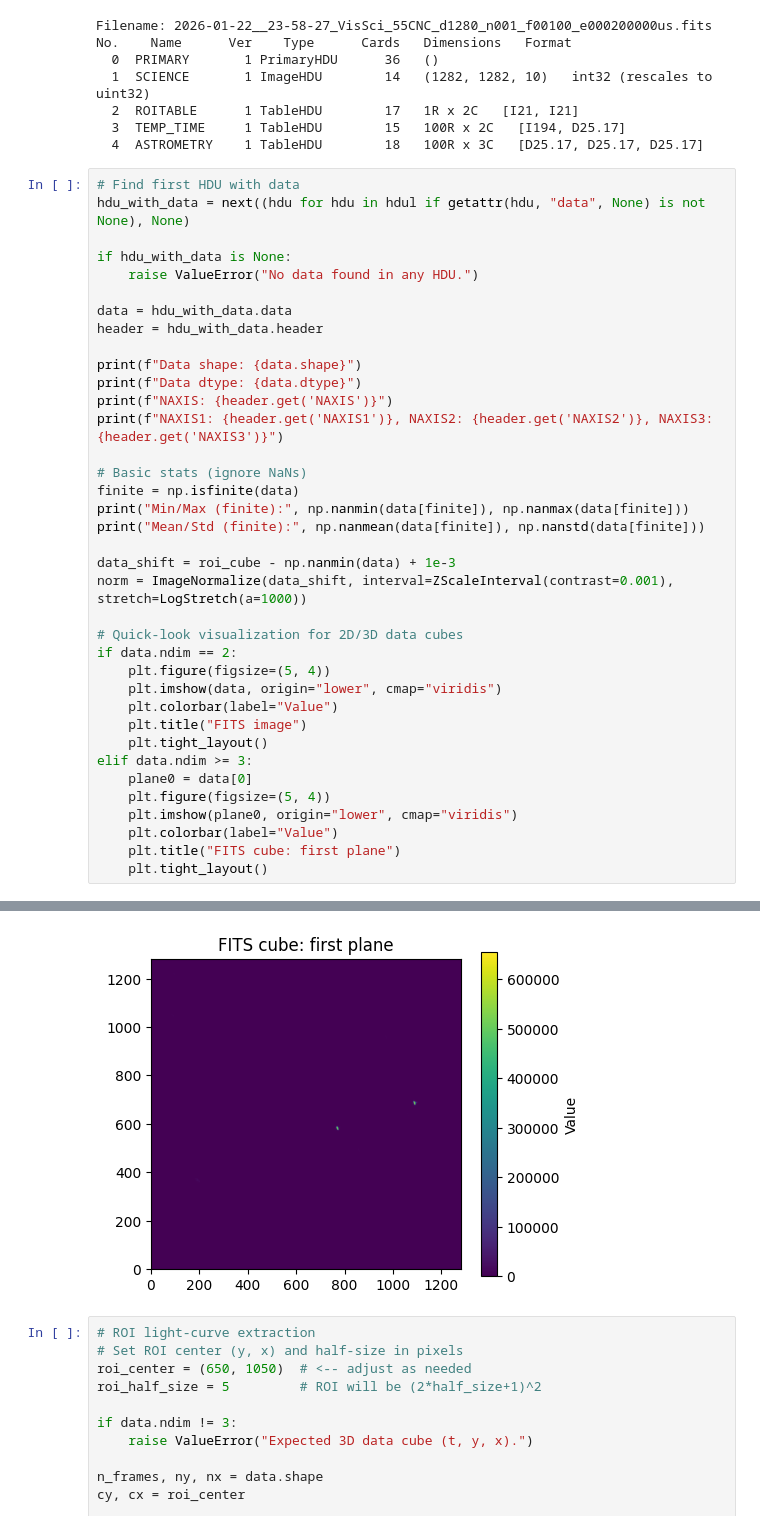
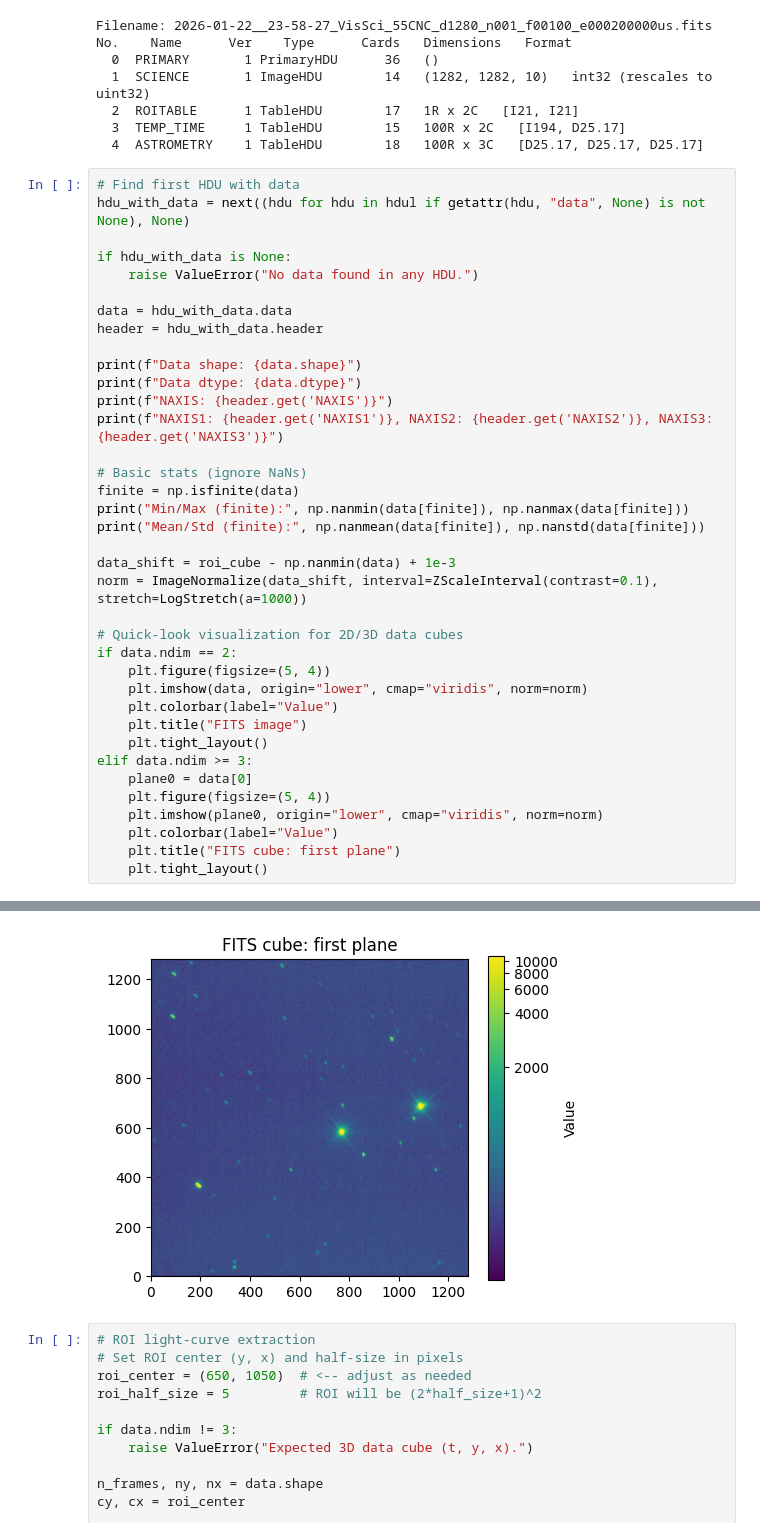
Before and after one commit to jasonfrowe/Pandora_AUX_Tools, a Jupyter notebook: Pandora_CommTest.ipynb, the cells around one changed output, grey strips where cells are left out. Drawn from its saved outputs; the diff is of its cells as text.

```diff
--- a/Pandora_CommTest.ipynb
+++ b/Pandora_CommTest.ipynb
@@ -31,37 +31,37 @@ print(f"Data shape: {data.shape}")
 print(f"Data dtype: {data.dtype}")
 print(f"NAXIS: {header.get('NAXIS')}")
 print(f"NAXIS1: {header.get('NAXIS1')}, NAXIS2: {header.get('NAXIS2')}, NAXIS3: {header.get('NAXIS3')}")
 
 # Basic stats (ignore NaNs)
 finite = np.isfinite(data)
 print("Min/Max (finite):", np.nanmin(data[finite]), np.nanmax(data[finite]))
 print("Mean/Std (finite):", np.nanmean(data[finite]), np.nanstd(data[finite]))
 
 data_shift = roi_cube - np.nanmin(data) + 1e-3
-norm = ImageNormalize(data_shift, interval=ZScaleInterval(contrast=0.001), stretch=LogStretch(a=1000))
+norm = ImageNormalize(data_shift, interval=ZScaleInterval(contrast=0.1), stretch=LogStretch(a=1000))
 
 # Quick-look visualization for 2D/3D data cubes
 if data.ndim == 2:
     plt.figure(figsize=(5, 4))
-    plt.imshow(data, origin="lower", cmap="viridis")
+    plt.imshow(data, origin="lower", cmap="viridis", norm=norm)
     plt.colorbar(label="Value")
     plt.title("FITS image")
     plt.tight_layout()
 elif data.ndim >= 3:
     plane0 = data[0]
     plt.figure(figsize=(5, 4))
-    plt.imshow(plane0, origin="lower", cmap="viridis")
+    plt.imshow(plane0, origin="lower", cmap="viridis", norm=norm)
     plt.colorbar(label="Value")
     plt.title("FITS cube: first plane")
     plt.tight_layout()
 # %% [output]
 Data shape: (10, 1282, 1282)
 Data dtype: uint32
 NAXIS: 3
 NAXIS1: 1282, NAXIS2: 1282, NAXIS3: 10
 Min/Max (finite): 0 655350
 Mean/Std (finite): 1173.5485860261244 3898.355774856726
-[figure, old version]
+[figure, new version]
 # %%
 # ROI light-curve extraction
 # Set ROI center (y, x) and half-size in pixels
```
Also changed, not shown: 3 other files.
